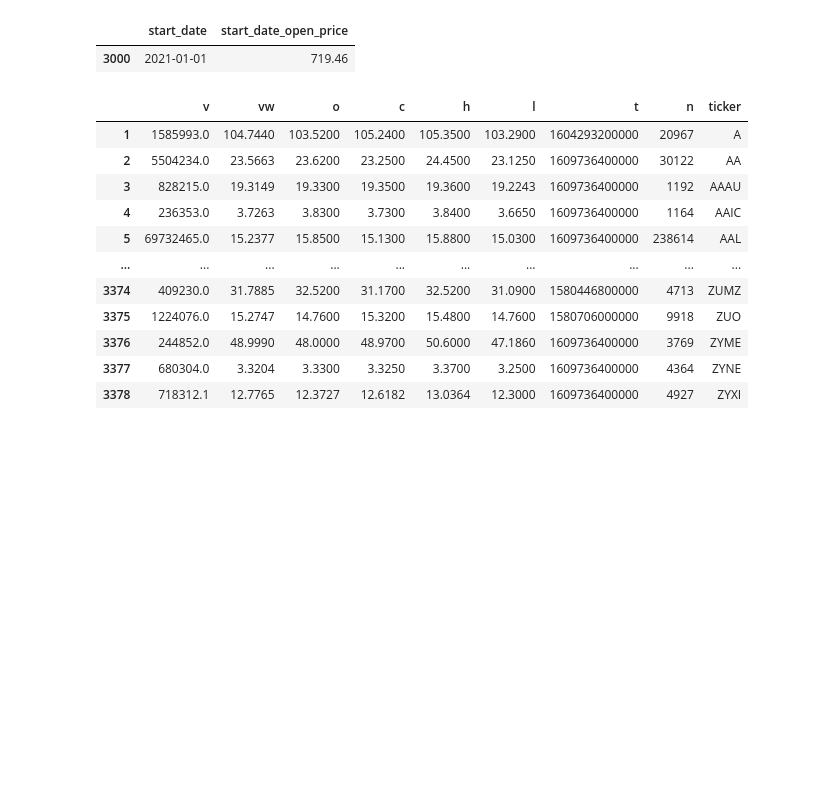
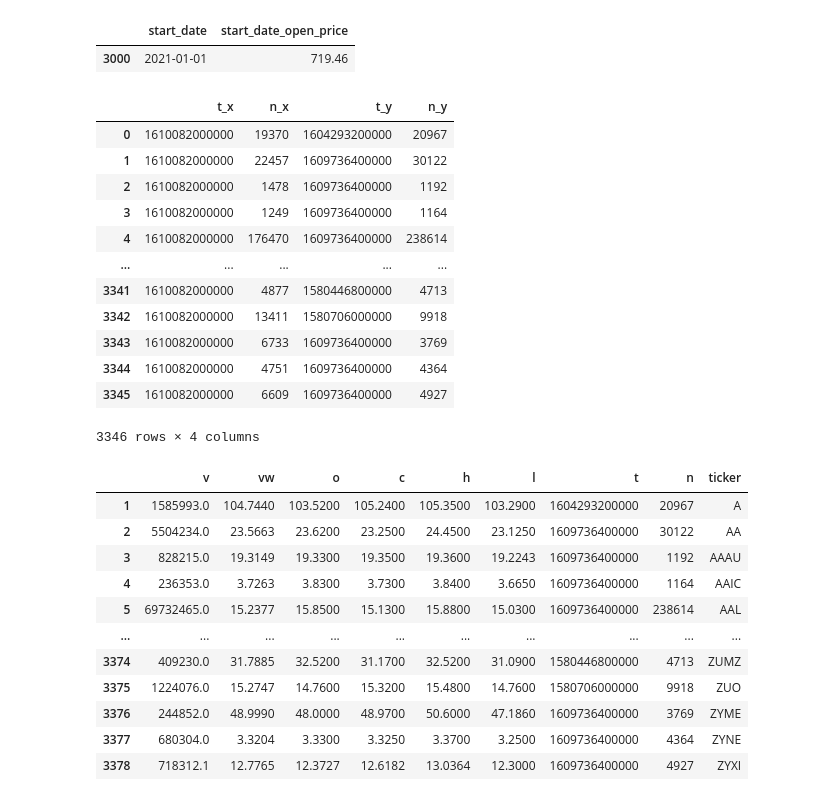
Before and after one commit to anikarenovnak/undervalued_stock_classification, a Jupyter notebook: theory_of_ml_stock_data.ipynb, the cells around one changed output. Drawn from its saved outputs; the diff is of its cells as text; code cells hidden in the pictures; blank space fills up the shorter version.

```diff
--- a/theory_of_ml_stock_data.ipynb
+++ b/theory_of_ml_stock_data.ipynb
@@ -347,3 +345,19 @@ fina_d
+# %%
+final_df[['t_x', 'n_x', "t_y", 'n_y']]
+# %% [output]
+|  | t_x | n_x | t_y | n_y |
+| 0 | 1610082000000 | 19370 | 1604293200000 | 20967 |
+| 1 | 1610082000000 | 22457 | 1609736400000 | 30122 |
+| 2 | 1610082000000 | 1478 | 1609736400000 | 1192 |
+| 3 | 1610082000000 | 1249 | 1609736400000 | 1164 |
+| 4 | 1610082000000 | 176470 | 1609736400000 | 238614 |
+| ... | ... | ... | ... | ... |
+| 3341 | 1610082000000 | 4877 | 1580446800000 | 4713 |
+| 3342 | 1610082000000 | 13411 | 1580706000000 | 9918 |
+| 3343 | 1610082000000 | 6733 | 1609736400000 | 3769 |
+| 3344 | 1610082000000 | 4751 | 1609736400000 | 4364 |
+| 3345 | 1610082000000 | 6609 | 1609736400000 | 4927 |
+3346 rows × 4 columns
 # %%
 import numpy as np
 
```
Also changed, not shown: parts of 1 cell of this notebook.
